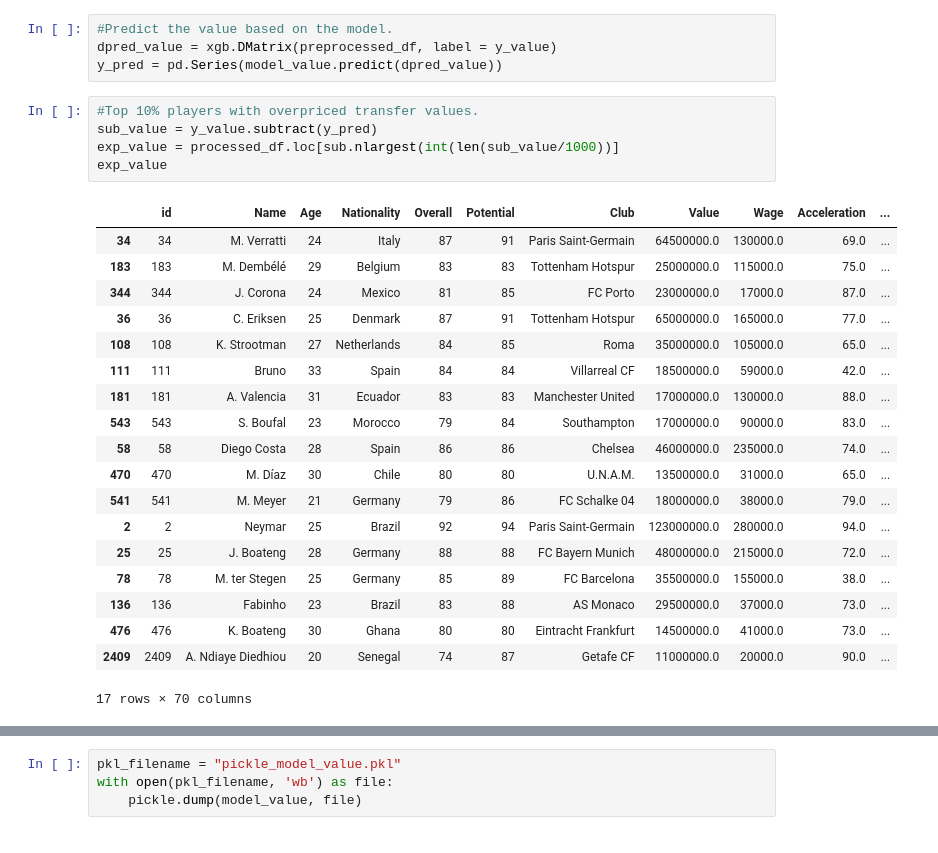
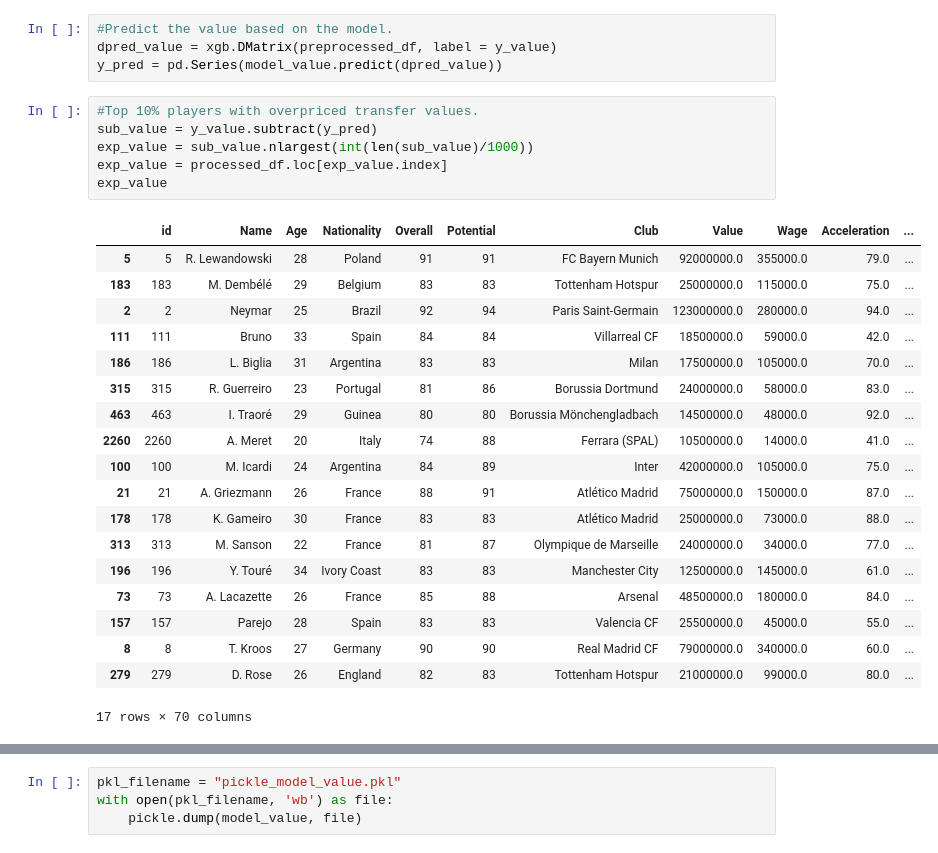
Before and after one commit to Fournierp/Fifa18, a Jupyter notebook: Fifa 18 Model.ipynb, the cells around one changed output, grey strips where cells are left out. Saved outputs shown, nothing was run; the diff lists cells and outputs as text.

```diff
--- a/Fifa 18 Model.ipynb
+++ b/Fifa 18 Model.ipynb
@@ -898,27 +898,28 @@ y_pred = pd.Series(model_value.predict(dpred_value))
 # %%
 #Top 10% players with overpriced transfer values.
 sub_value = y_value.subtract(y_pred)
-exp_value = processed_df.loc[sub.nlargest(int(len(sub_value/1000))]
+exp_value = sub_value.nlargest(int(len(sub_value)/1000))
+exp_value = processed_df.loc[exp_value.index]
 exp_value
 # %% [output]
 |  | id | Name | Age | Nationality | Overall | Potential | Club | Value | Wage | Acceleration | ... |
-| 34 | 34 | M. Verratti | 24 | Italy | 87 | 91 | Paris Saint-Germain | 64500000.0 | 130000.0 | 69.0 | ... |
+| 5 | 5 | R. Lewandowski | 28 | Poland | 91 | 91 | FC Bayern Munich | 92000000.0 | 355000.0 | 79.0 | ... |
 | 183 | 183 | M. Dembélé | 29 | Belgium | 83 | 83 | Tottenham Hotspur | 25000000.0 | 115000.0 | 75.0 | ... |
-| 344 | 344 | J. Corona | 24 | Mexico | 81 | 85 | FC Porto | 23000000.0 | 17000.0 | 87.0 | ... |
-| 36 | 36 | C. Eriksen | 25 | Denmark | 87 | 91 | Tottenham Hotspur | 65000000.0 | 165000.0 | 77.0 | ... |
-| 108 | 108 | K. Strootman | 27 | Netherlands | 84 | 85 | Roma | 35000000.0 | 105000.0 | 65.0 | ... |
+| 2 | 2 | Neymar | 25 | Brazil | 92 | 94 | Paris Saint-Germain | 123000000.0 | 280000.0 | 94.0 | ... |
 | 111 | 111 | Bruno | 33 | Spain | 84 | 84 | Villarreal CF | 18500000.0 | 59000.0 | 42.0 | ... |
-| 181 | 181 | A. Valencia | 31 | Ecuador | 83 | 83 | Manchester United | 17000000.0 | 130000.0 | 88.0 | ... |
-| 543 | 543 | S. Boufal | 23 | Morocco | 79 | 84 | Southampton | 17000000.0 | 90000.0 | 83.0 | ... |
-| 58 | 58 | Diego Costa | 28 | Spain | 86 | 86 | Chelsea | 46000000.0 | 235000.0 | 74.0 | ... |
-| 470 | 470 | M. Díaz | 30 | Chile | 80 | 80 | U.N.A.M. | 13500000.0 | 31000.0 | 65.0 | ... |
-| 541 | 541 | M. Meyer | 21 | Germany | 79 | 86 | FC Schalke 04 | 18000000.0 | 38000.0 | 79.0 | ... |
-| 2 | 2 | Neymar | 25 | Brazil | 92 | 94 | Paris Saint-Germain | 123000000.0 | 280000.0 | 94.0 | ... |
-| 25 | 25 | J. Boateng | 28 | Germany | 88 | 88 | FC Bayern Munich | 48000000.0 | 215000.0 | 72.0 | ... |
-| 78 | 78 | M. ter Stegen | 25 | Germany | 85 | 89 | FC Barcelona | 35500000.0 | 155000.0 | 38.0 | ... |
-| 136 | 136 | Fabinho | 23 | Brazil | 83 | 88 | AS Monaco | 29500000.0 | 37000.0 | 73.0 | ... |
-| 476 | 476 | K. Boateng | 30 | Ghana | 80 | 80 | Eintracht Frankfurt | 14500000.0 | 41000.0 | 73.0 | ... |
-| 2409 | 2409 | A. Ndiaye Diedhiou | 20 | Senegal | 74 | 87 | Getafe CF | 11000000.0 | 20000.0 | 90.0 | ... |
+| 186 | 186 | L. Biglia | 31 | Argentina | 83 | 83 | Milan | 17500000.0 | 105000.0 | 70.0 | ... |
+| 315 | 315 | R. Guerreiro | 23 | Portugal | 81 | 86 | Borussia Dortmund | 24000000.0 | 58000.0 | 83.0 | ... |
+| 463 | 463 | I. Traoré | 29 | Guinea | 80 | 80 | Borussia Mönchengladbach | 14500000.0 | 48000.0 | 92.0 | ... |
+| 2260 | 2260 | A. Meret | 20 | Italy | 74 | 88 | Ferrara (SPAL) | 10500000.0 | 14000.0 | 41.0 | ... |
+| 100 | 100 | M. Icardi | 24 | Argentina | 84 | 89 | Inter | 42000000.0 | 105000.0 | 75.0 | ... |
+| 21 | 21 | A. Griezmann | 26 | France | 88 | 91 | Atlético Madrid | 75000000.0 | 150000.0 | 87.0 | ... |
+| 178 | 178 | K. Gameiro | 30 | France | 83 | 83 | Atlético Madrid | 25000000.0 | 73000.0 | 88.0 | ... |
+| 313 | 313 | M. Sanson | 22 | France | 81 | 87 | Olympique de Marseille | 24000000.0 | 34000.0 | 77.0 | ... |
+| 196 | 196 | Y. Touré | 34 | Ivory Coast | 83 | 83 | Manchester City | 12500000.0 | 145000.0 | 61.0 | ... |
+| 73 | 73 | A. Lacazette | 26 | France | 85 | 88 | Arsenal | 48500000.0 | 180000.0 | 84.0 | ... |
+| 157 | 157 | Parejo | 28 | Spain | 83 | 83 | Valencia CF | 25500000.0 | 45000.0 | 55.0 | ... |
+| 8 | 8 | T. Kroos | 27 | Germany | 90 | 90 | Real Madrid CF | 79000000.0 | 340000.0 | 60.0 | ... |
+| 279 | 279 | D. Rose | 26 | England | 82 | 83 | Tottenham Hotspur | 21000000.0 | 99000.0 | 80.0 | ... |
 17 rows × 70 columns
 # %%
 #Top 10% players with underpriced transfer values.
```
Also changed, not shown: parts of 20 cells of this notebook.
